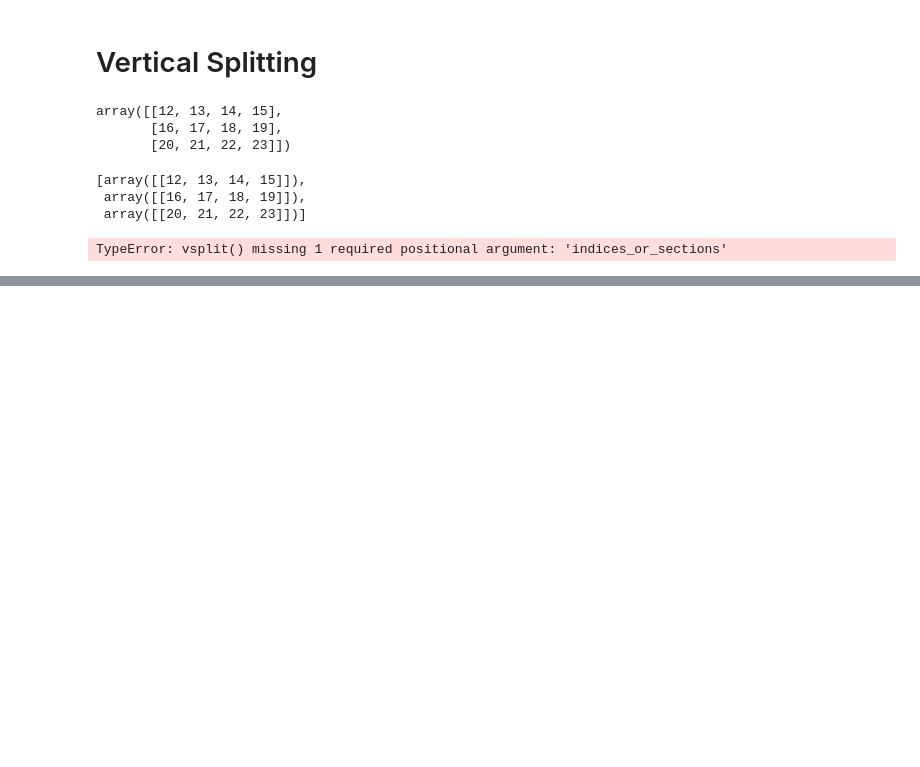
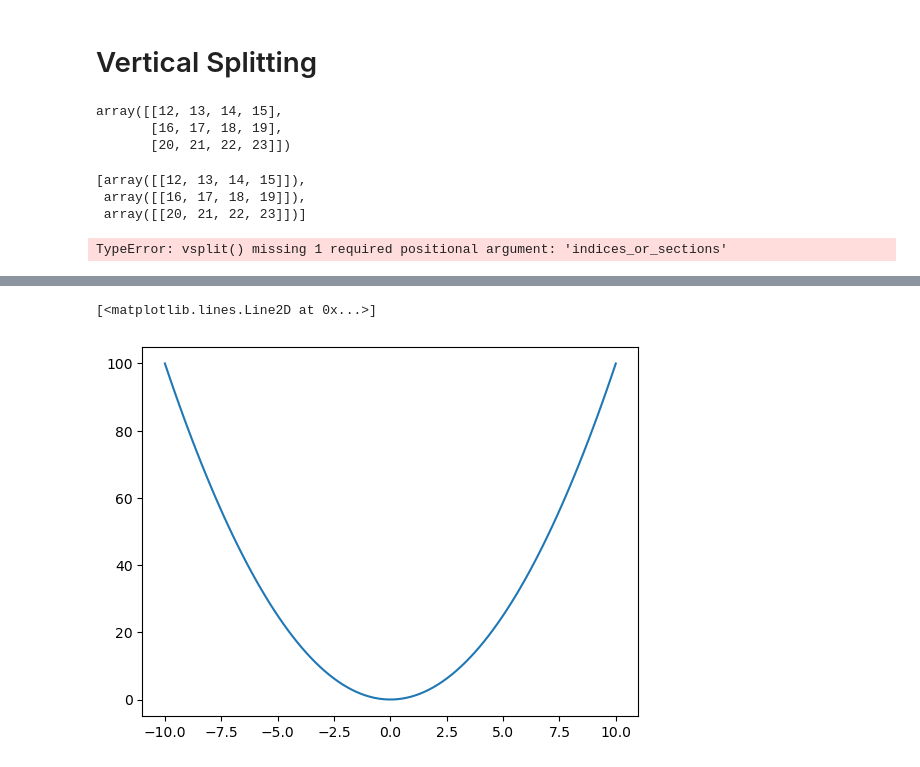
Before and after one commit to Ram2002-ai/DataScience_NareshIt, a Jupyter notebook: Task_Solutions/Numpy_Array.ipynb, the cells around one changed output, grey strips where cells are left out. Saved outputs shown, nothing was run; the diff lists cells and outputs as text; code cells hidden in the pictures; blank space fills up the shorter version.

```diff
--- a/Task_Solutions/Numpy_Array.ipynb
+++ b/Task_Solutions/Numpy_Array.ipynb
@@ -1218,0 +1778,7 @@ TypeError: vsplit() missing 1 required positional argument: 'indices_or_sections
+# %%
+# y=x^2
+y=x**2
+plt.plot(x,y)
+# %% [output]
+[<matplotlib.lines.Line2D at 0x...>]
+[figure, added]
```
Also changed, not shown: parts of 248 cells of this notebook.
